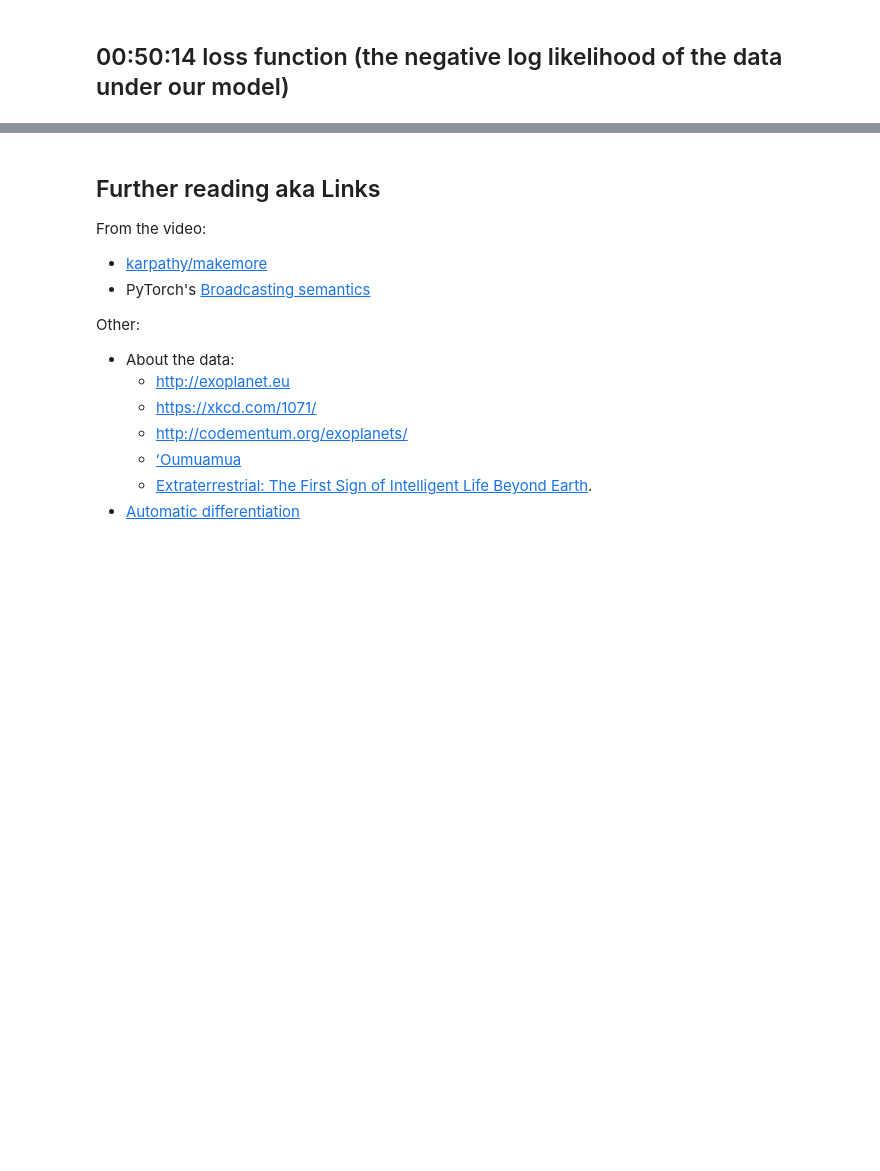
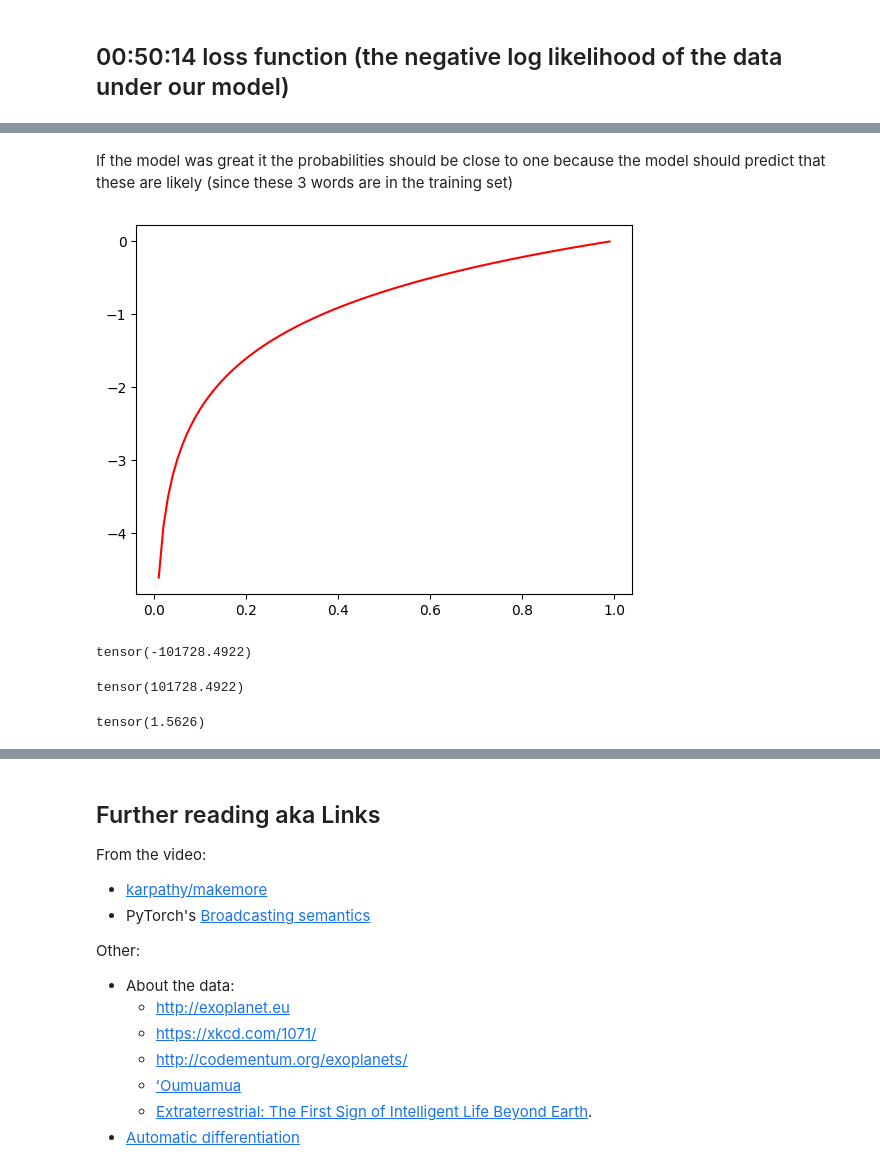
Before and after one commit to tymtam2/Neural-Nets-Zero-To-Hero-Unofficial-Companion, a Jupyter notebook: notebooks/2. Language Models 1 - bigrams.ipynb, the cells around one changed output, grey strips where cells are left out. Saved outputs shown, nothing was run; the diff lists cells and outputs as text; code cells hidden in the pictures; blank space fills up the shorter version.

```diff
--- a/notebooks/2. Language Models 1 - bigrams.ipynb
+++ b/notebooks/2. Language Models 1 - bigrams.ipynb
@@ -535,0 +610,57 @@ Please note that in this notebook we don't use normalised P and because we use t
+# %% [markdown]
+If the model was great it the probabilities should be close to one because the model should predict that these are likely (since these 3 words are in the training set)
+# %%
+# Let's plot log to see why
+# import math
+# Show log for numbers 0 to 1 (probabilities are numbers from 0 to 1)
+x = [x/100.0 for x in range(1,100)]
+y = [math.log(x) for x in x]
+
+plt.plot(x,y, 'r')
+plt.show()
+# %% [output]
+[figure, added]
+# %%
+# Let's get log likelyhood for the whole set
+log_likelihood = 0
+for w in words:
+    w = '.' + w + '.'
+    for ch1, ch2 in zip(w, w[1:]):
+        ix1 = stoi[ch1]
+        ix2 = stoi[ch2]
+        prob = P[ix1, ix2]
+        logprob = torch.log(prob)
+        log_likelihood += logprob
+
+log_likelihood
+# %% [output]
+tensor(-101728.4922)
+# %%
+# 1. In ML they like to have a loss function which gets smaller as the model gets better.
+# That's why 'negative log likehood' is used
+nll = - log_likelihood
+
+print(nll)
+# %% [output]
+tensor(101728.4922)
+# %%
+# Instead of using a sum an average is used (I think this is because a sum can overflow easily for large training sets)
+
+log_likelihood = 0
+n = 0
+for w in words:
+    w = '.' + w + '.'
+    for ch1, ch2 in zip(w, w[1:]):
+        ix1 = stoi[ch1]
+        ix2 = stoi[ch2]
+        prob = P[ix1, ix2]
+        logprob = torch.log(prob)
+        n += 1
+        log_likelihood += logprob
+
+nll = - log_likelihood
+nll /= n
+
+nll
+# %% [output]
+tensor(1.5626)
```
Also changed, not shown: parts of 16 cells of this notebook.
